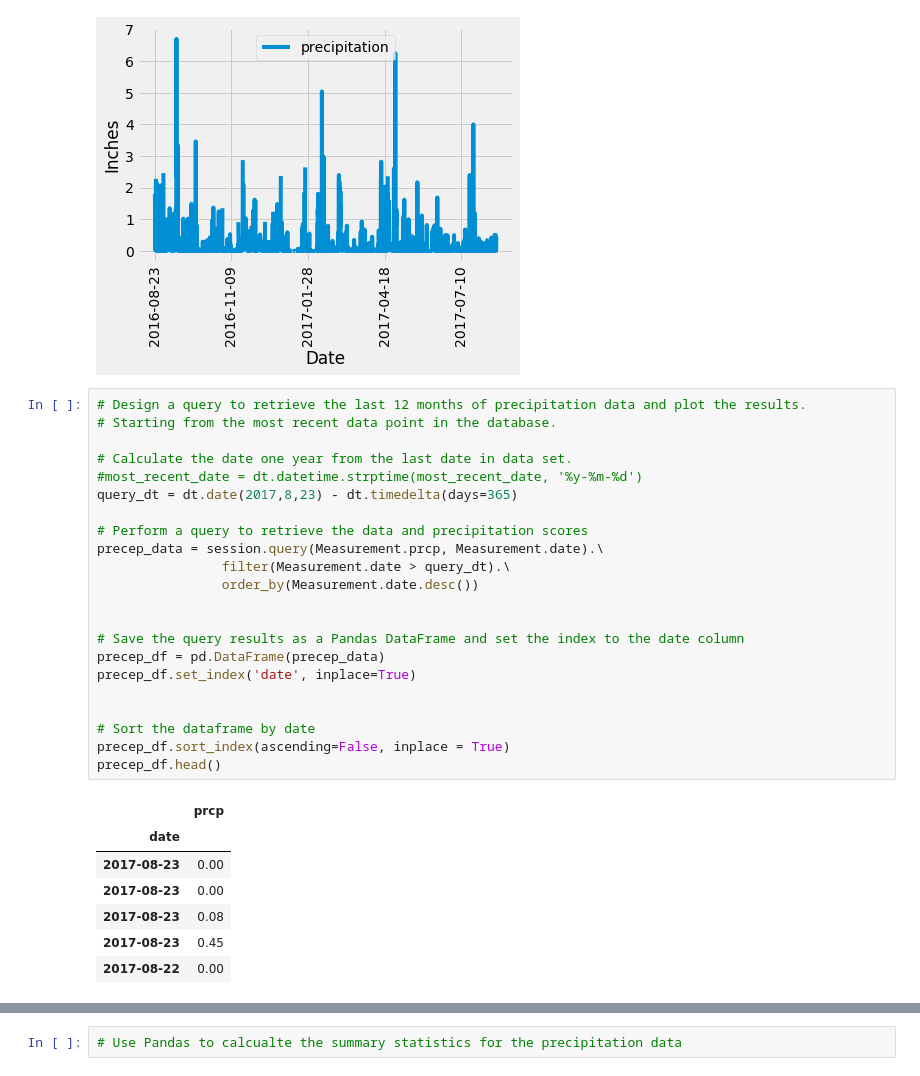
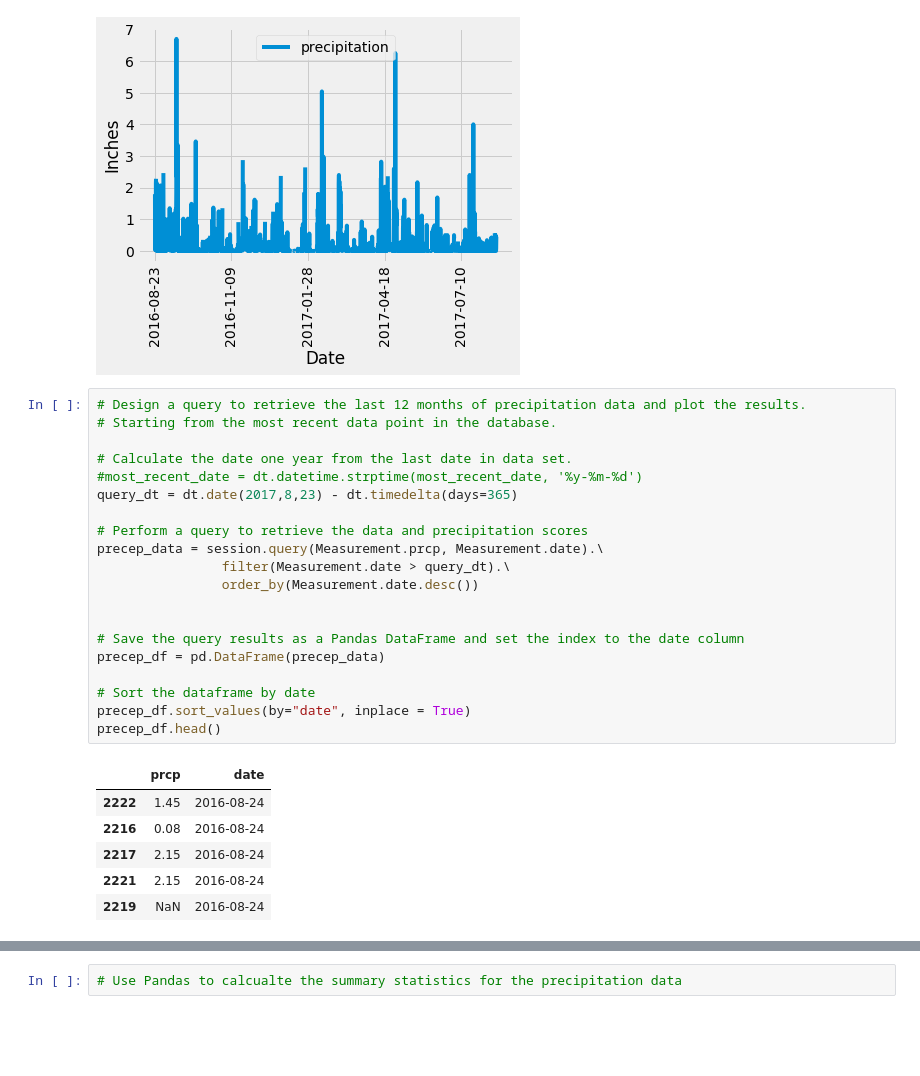
Before and after one commit to vadulas/sqlAlchecmy_challenge, a Jupyter notebook: climate_starter.ipynb, the cells around one changed output, grey strips where cells are left out. Drawn from its saved outputs; the diff is of its cells as text; blank space fills up the shorter version.

```diff
--- a/climate_starter.ipynb
+++ b/climate_starter.ipynb
@@ -82,30 +82,27 @@ Text(0, 0.5, 'Inches')
 # %%
 # Design a query to retrieve the last 12 months of precipitation data and plot the results.
 # Starting from the most recent data point in the database.
 
 # Calculate the date one year from the last date in data set.
 #most_recent_date = dt.datetime.strptime(most_recent_date, '%y-%m-%d')
 query_dt = dt.date(2017,8,23) - dt.timedelta(days=365)
 
 # Perform a query to retrieve the data and precipitation scores
 precep_data = session.query(Measurement.prcp, Measurement.date).\
                 filter(Measurement.date > query_dt).\
                 order_by(Measurement.date.desc())
 
 
 # Save the query results as a Pandas DataFrame and set the index to the date column
 precep_df = pd.DataFrame(precep_data)
-precep_df.set_index('date', inplace=True)
-
 
 # Sort the dataframe by date
-precep_df.sort_index(ascending=False, inplace = True)
+precep_df.sort_values(by="date", inplace = True)
 precep_df.head()
 # %% [output]
-|  | prcp |
-| date |  |
-| 2017-08-23 | 0.00 |
-| 2017-08-23 | 0.00 |
-| 2017-08-23 | 0.08 |
-| 2017-08-23 | 0.45 |
-| 2017-08-22 | 0.00 |
+|  | prcp | date |
+| 2222 | 1.45 | 2016-08-24 |
+| 2216 | 0.08 | 2016-08-24 |
+| 2217 | 2.15 | 2016-08-24 |
+| 2221 | 2.15 | 2016-08-24 |
+| 2219 | NaN | 2016-08-24 |
```
Also changed, not shown: parts of 4 cells of this notebook, 2 other files.
